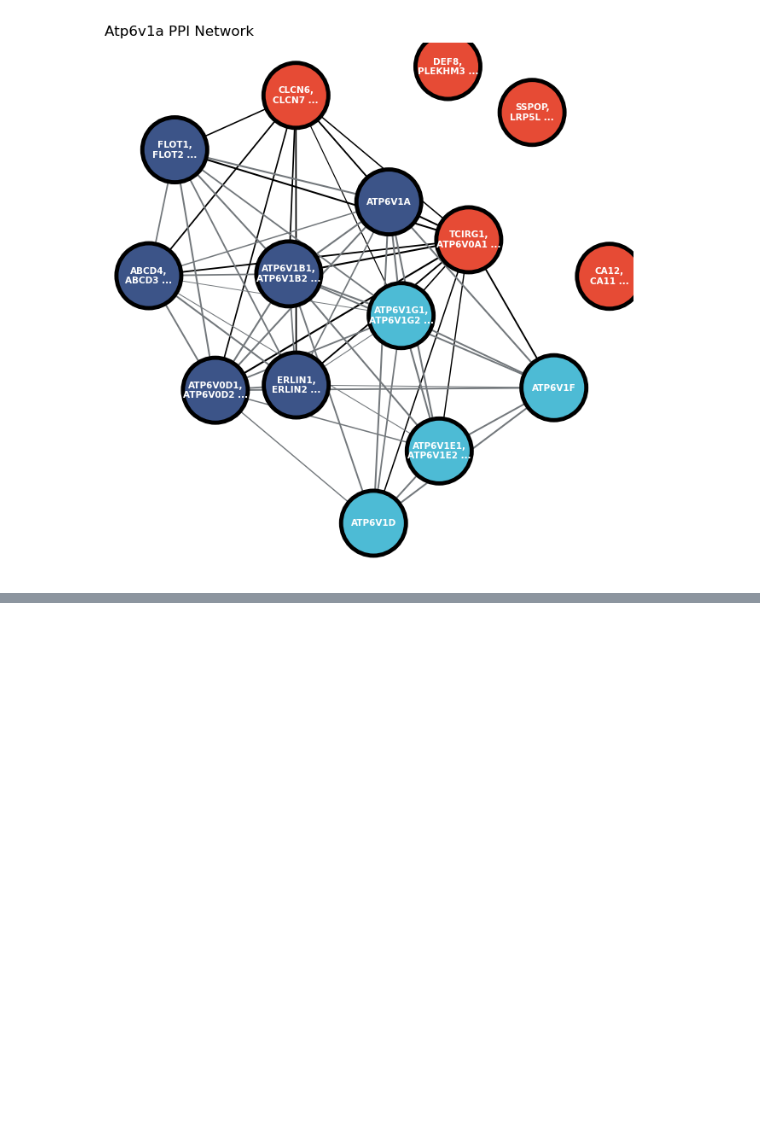
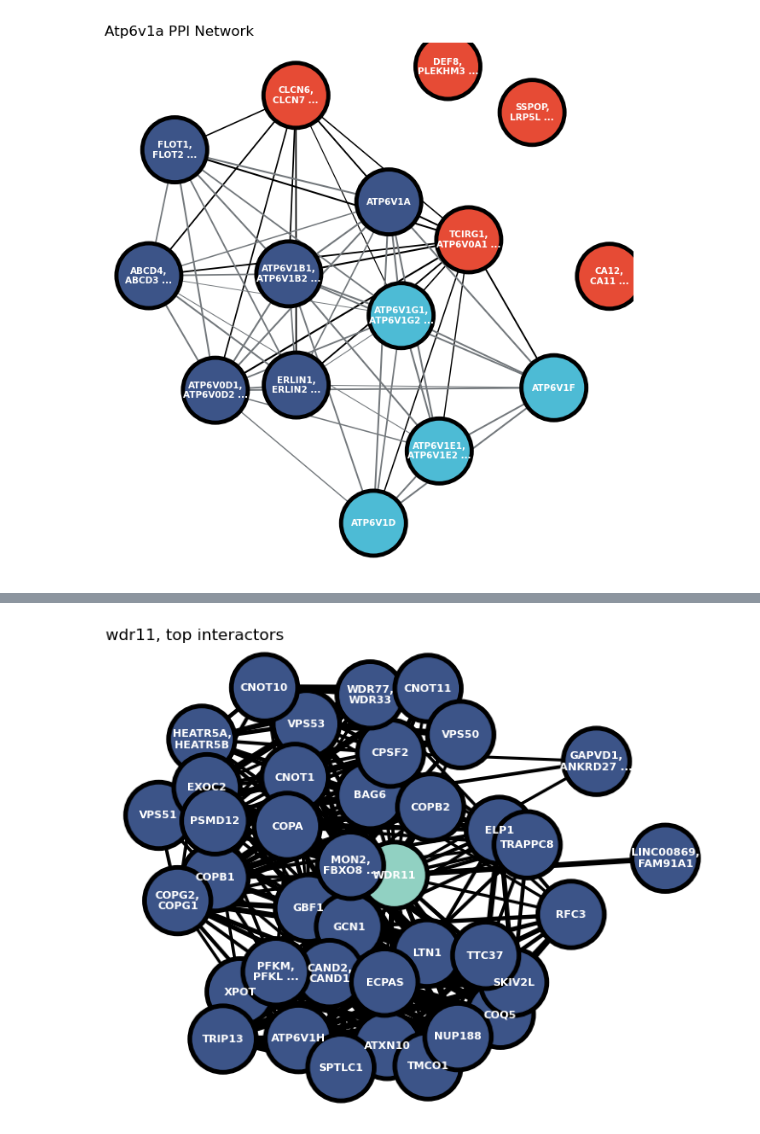
Before and after one commit to marcottelab/leca-proteomics, a Jupyter notebook: notebooks/pull_1_network.ipynb, the cells around one changed output, grey strips where cells are left out. Drawn from its saved outputs; the diff is of its cells as text; code cells hidden in the pictures; blank space fills up the shorter version.

```diff
--- a/notebooks/pull_1_network.ipynb
+++ b/notebooks/pull_1_network.ipynb
@@ -309,0 +565,3 @@ edge_colors
+# %%
+og = 'KOG1912'
+out_prefix = 'wdr11'
@@ -309,0 +608,4 @@ edge_colors
+# %%
+hits = df_filt['ID1'].tolist()
+hits = [og] + hits
+hits
@@ -309,0 +630,3 @@ edge_colors
+# %%
+with open(f'../ppi_ml/results/cmplx_files/special_cases/{out_prefix}_top_ppis.txt', 'w') as f:
+    f.write('\n'.join(map(str, hits)))
@@ -309,0 +635,4 @@ edge_colors
+# %%
+all_ppis = [frozenset({i, j}) for i,j in list(combinations(hits, 2))]
+df['fs'] = [make_fset(i, drop=True) for i in df['ID']]
+ppi_nx = df[df['fs'].isin(all_ppis)].reset_index(drop=True)
@@ -309,0 +655,57 @@ edge_colors
+# %%
+colors = ["#4DBBD5", "#E64B35", "#00A087", "#3C5488", "#F39B7F", "#8491B4", "#91D1C2", "#DC0000", "#7E6148", "#B09C85"]
+#colors = ["#E64B35", "#4DBBD5", "#00A087", "#3C5488"]
+protein_network = nx.Graph()
+# add nodes with color attribute (discrete variable)
+for i in hits:
+    color = [colors[6] if i == og else colors[3]][0]
+    gene = id_dict[i]
+    protein_network.add_node(gene, color=color)
+
+# add edges with thickness attribute (continuous variable)
+for i in range(len(ppi_nx)):
+    p1 =  list(ppi_nx['fs'][i])[0]
+    gene1 = id_dict[p1]
+    p2 =  list(ppi_nx['fs'][i])[1]
+    gene2 = id_dict[p2]
+    weight = ppi_nx['ppi_score'][i]
+    protein_network.add_edge(gene1, gene2, thickness=weight*5)
+
+# extract node colors and edge thickness attributes
+node_colors = [protein_network.nodes[node]["color"] for node in protein_network.nodes()]
+edge_thickness = [protein_network.edges[edge]["thickness"] for edge in protein_network.edges()]
+
+# draw the network using NetworkX with custom attributes
+#pos = nx.arf_layout(protein_network)
+#pos = nx.circular_layout(protein_network)
+pos = nx.kamada_kawai_layout(protein_network)
+# nx.draw(
+#     protein_network, pos, with_labels=True,
+#     node_color=node_colors, node_size=2000, node_shape="o", linewidths=3.5, alpha=1,
+#     font_size=8, font_weight="bold",
+#     edge_color="black", width=edge_thickness)
+
+nx.draw(
+    protein_network, pos,
+    node_color=node_colors,  # Use the original node colors
+    node_size=2500,  # Use the original node size
+    node_shape="o",  # Node shape (circle)
+    with_labels=True,
+    alpha=1,
+    font_weight="bold", font_size=8,
+    font_color="white",
+    linewidths=3.5,
+    edgecolors="black", width=edge_thickness
+)
+
+# add title
+plt.title(f'{out_prefix}, top interactors', loc="left")
+
+# save figure
+plt.savefig(f"../ppi_ml/results/cmplx_files/special_cases/{out_prefix}_network.png", dpi=300)
+plt.savefig(f"../ppi_ml/results/cmplx_files/special_cases/{out_prefix}_network.pdf", dpi=300)
+
+# show the plot
+plt.show()
+# %% [output]
+[figure, added]
```
Also changed, not shown: parts of 28 cells of this notebook, 12 other files.
